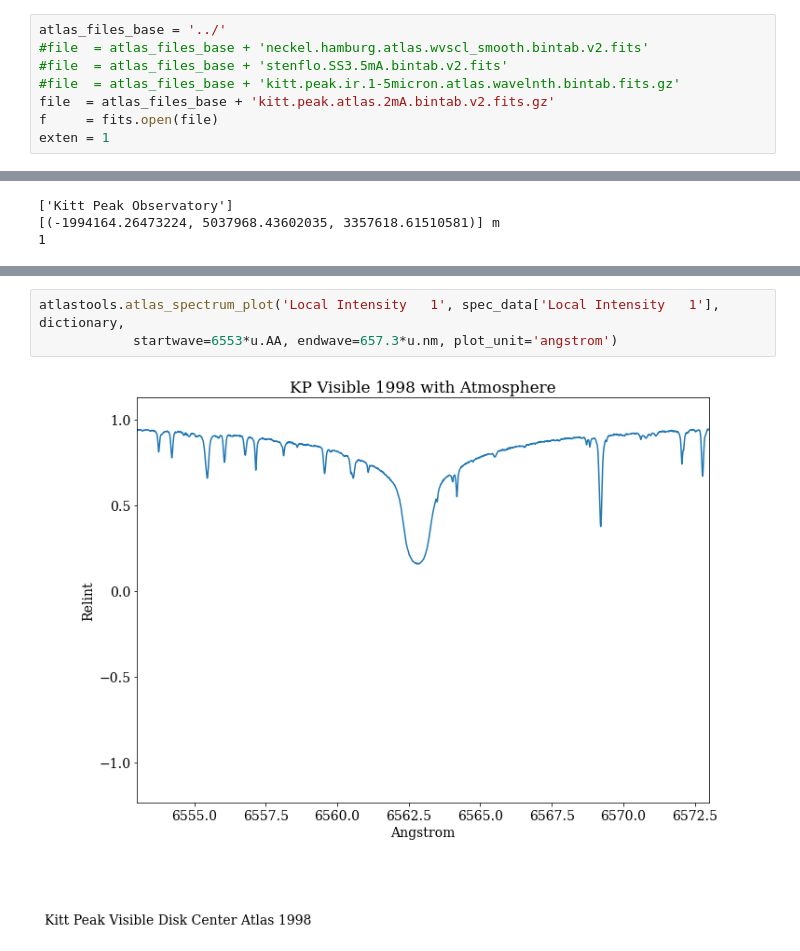
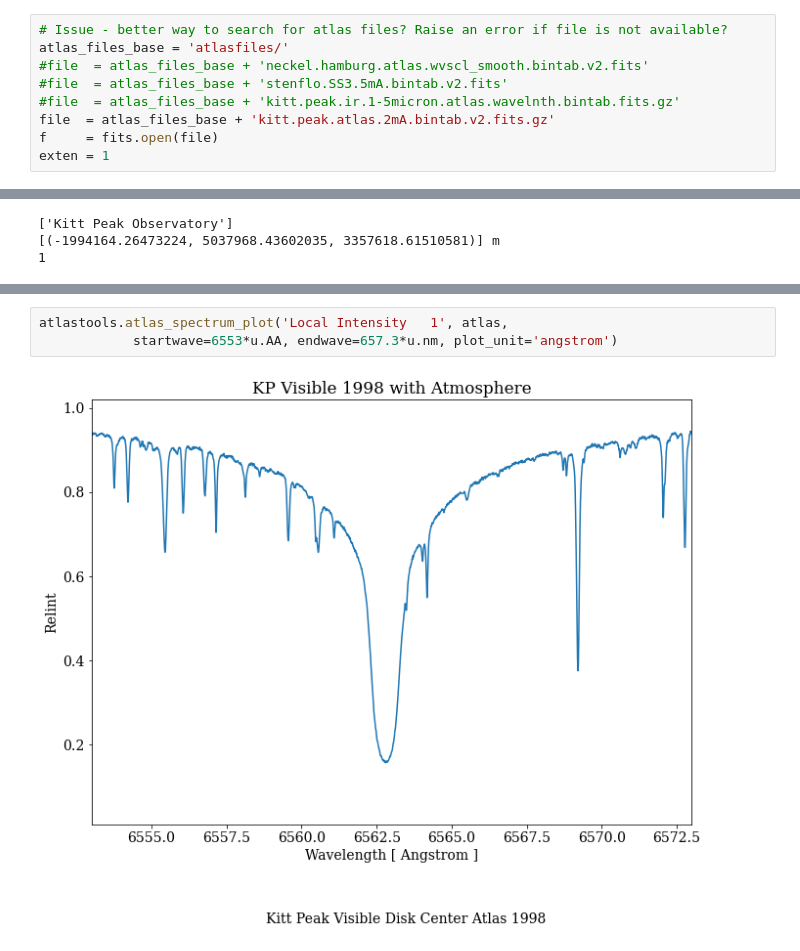
Before and after one commit to kreardon/solaratlas, a Jupyter notebook: module_testing.ipynb, the cells around one changed output, grey strips where cells are left out. Saved outputs shown, nothing was run; the diff lists cells and outputs as text.

Commit message:
adapted to some changes in the atlastools.atlas_spectrum_plot

```diff
--- a/module_testing.ipynb
+++ b/module_testing.ipynb
@@ -4,7 +4,8 @@ from astropy.io import fits
 import atlastools
 from astropy import units as u
 # %%
-atlas_files_base = '../'
+# Issue - better way to search for atlas files? Raise an error if file is not available?
+atlas_files_base = 'atlasfiles/'
 #file  = atlas_files_base + 'neckel.hamburg.atlas.wvscl_smooth.bintab.v2.fits'
 #file  = atlas_files_base + 'stenflo.SS3.5mA.bintab.v2.fits'
 #file  = atlas_files_base + 'kitt.peak.ir.1-5micron.atlas.wavelnth.bintab.fits.gz'
@@ -156,5 +161,5 @@ spectral axis:    [ 357.0 nm, ..., 740.7 nm ],  mean=548.85 nm
 # %%
-atlastools.atlas_spectrum_plot('Local Intensity   1', spec_data['Local Intensity   1'], dictionary,
+atlastools.atlas_spectrum_plot('Local Intensity   1', atlas,
             startwave=6553*u.AA, endwave=657.3*u.nm, plot_unit='angstrom')
 # %% [output]
-[figure, old version]
+[figure, new version]
```
Also changed, not shown: parts of 2 cells of this notebook.
